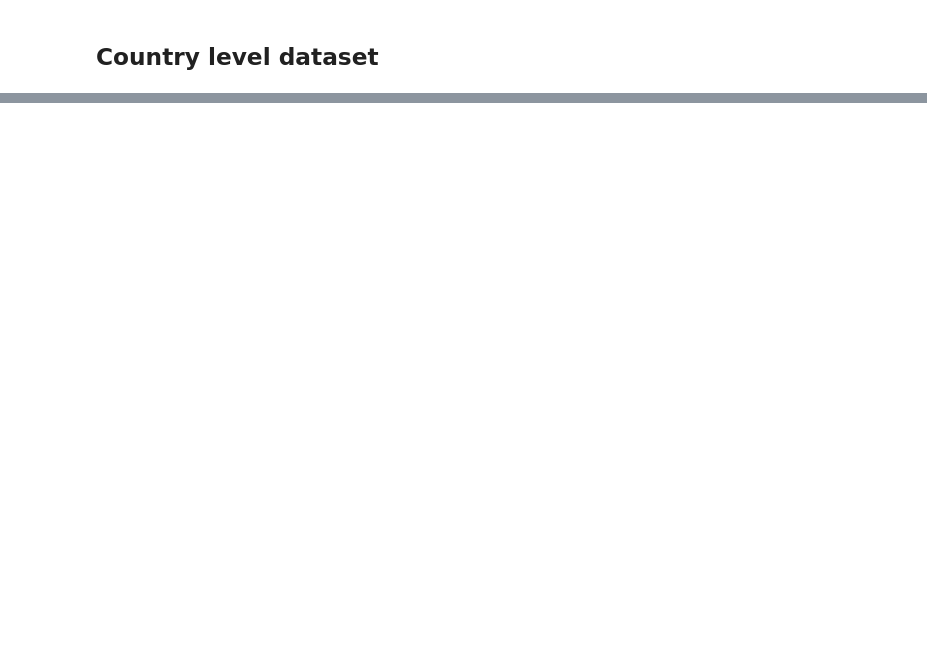
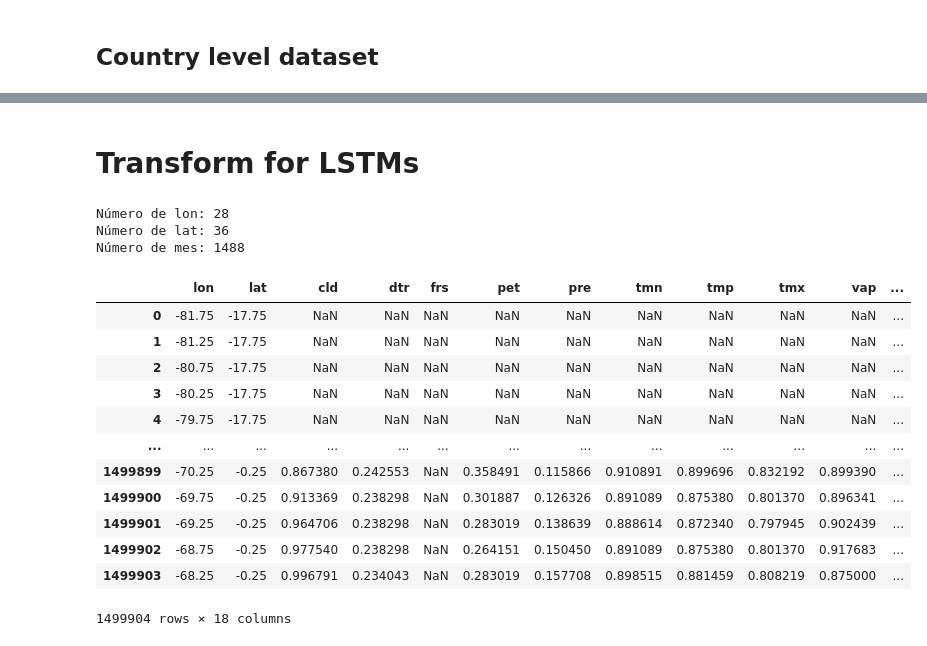
Before and after one commit to gabodabo-uno/DLA2501---Deep-Learning-Avanzado, a Jupyter notebook: Flood forecasting/3. Programas/03_Generate_Tensors.ipynb, the cells around one changed output, grey strips where cells are left out. Drawn from its saved outputs; the diff is of its cells as text; code cells hidden in the pictures; blank space fills up the shorter version.

```diff
--- a/Flood forecasting/3. Programas/03_Generate_Tensors.ipynb
+++ b/Flood forecasting/3. Programas/03_Generate_Tensors.ipynb
@@ -26,3 +28,5 @@ df_gts = pd.read_csv(el_path_main / '2. Datos/Main gridded data/consol_df_peru.c
+# %%
+variables_gridded = ['cld', 'dtr', 'frs', 'pet', 'pre', 'tmn', 'tmp', 'tmx', 'vap']
 # %%
 df_gts.sample(3)
 # %% [output]
@@ -89,0 +108,3 @@ memory usage: 2.3+ MB
+# %%
+df_gts_reescal[variables_gridded] = mi_scaler_gts.transform(df_gts_reescal[variables_gridded])
+df_gts_reescal.sample()
@@ -89,0 +120,29 @@ memory usage: 2.3+ MB
+# %% [markdown]
+# Transform for LSTMs
+# %%
+n_lon  = df_gts_reescal['lon'].unique().shape[0]
+n_lat  = df_gts_reescal['lat'].unique().shape[0]
+n_time = df_gts_reescal['codmes'].unique().shape[0]
+print(f'Número de lon: {n_lon}')
+print(f'Número de lat: {n_lat}')
+print(f'Número de mes: {n_time}')
+# %% [output]
+Número de lon: 28
+Número de lat: 36
+Número de mes: 1488
+# %%
+df_gts_reescal
+# %% [output]
+|  | lon | lat | cld | dtr | frs | pet | pre | tmn | tmp | tmx | vap | ... |
+| 0 | -81.75 | -17.75 | NaN | NaN | NaN | NaN | NaN | NaN | NaN | NaN | NaN | ... |
+| 1 | -81.25 | -17.75 | NaN | NaN | NaN | NaN | NaN | NaN | NaN | NaN | NaN | ... |
+| 2 | -80.75 | -17.75 | NaN | NaN | NaN | NaN | NaN | NaN | NaN | NaN | NaN | ... |
+| 3 | -80.25 | -17.75 | NaN | NaN | NaN | NaN | NaN | NaN | NaN | NaN | NaN | ... |
+| 4 | -79.75 | -17.75 | NaN | NaN | NaN | NaN | NaN | NaN | NaN | NaN | NaN | ... |
+| ... | ... | ... | ... | ... | ... | ... | ... | ... | ... | ... | ... | ... |
+| 1499899 | -70.25 | -0.25 | 0.867380 | 0.242553 | NaN | 0.358491 | 0.115866 | 0.910891 | 0.899696 | 0.832192 | 0.899390 | ... |
+| 1499900 | -69.75 | -0.25 | 0.913369 | 0.238298 | NaN | 0.301887 | 0.126326 | 0.891089 | 0.875380 | 0.801370 | 0.896341 | ... |
+| 1499901 | -69.25 | -0.25 | 0.964706 | 0.238298 | NaN | 0.283019 | 0.138639 | 0.888614 | 0.872340 | 0.797945 | 0.902439 | ... |
+| 1499902 | -68.75 | -0.25 | 0.977540 | 0.238298 | NaN | 0.264151 | 0.150450 | 0.891089 | 0.875380 | 0.801370 | 0.917683 | ... |
+| 1499903 | -68.25 | -0.25 | 0.996791 | 0.234043 | NaN | 0.283019 | 0.157708 | 0.898515 | 0.881459 | 0.808219 | 0.875000 | ... |
+1499904 rows × 18 columns
```
Also changed, not shown: parts of 24 cells of this notebook, 1 other file.
